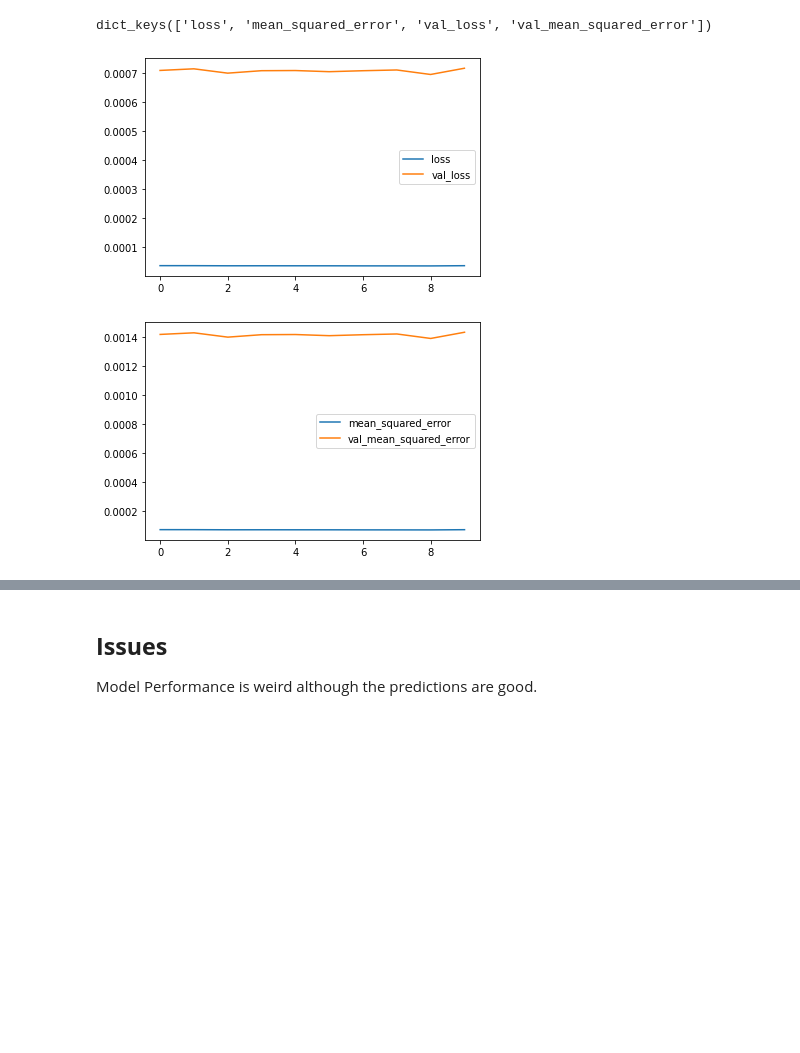
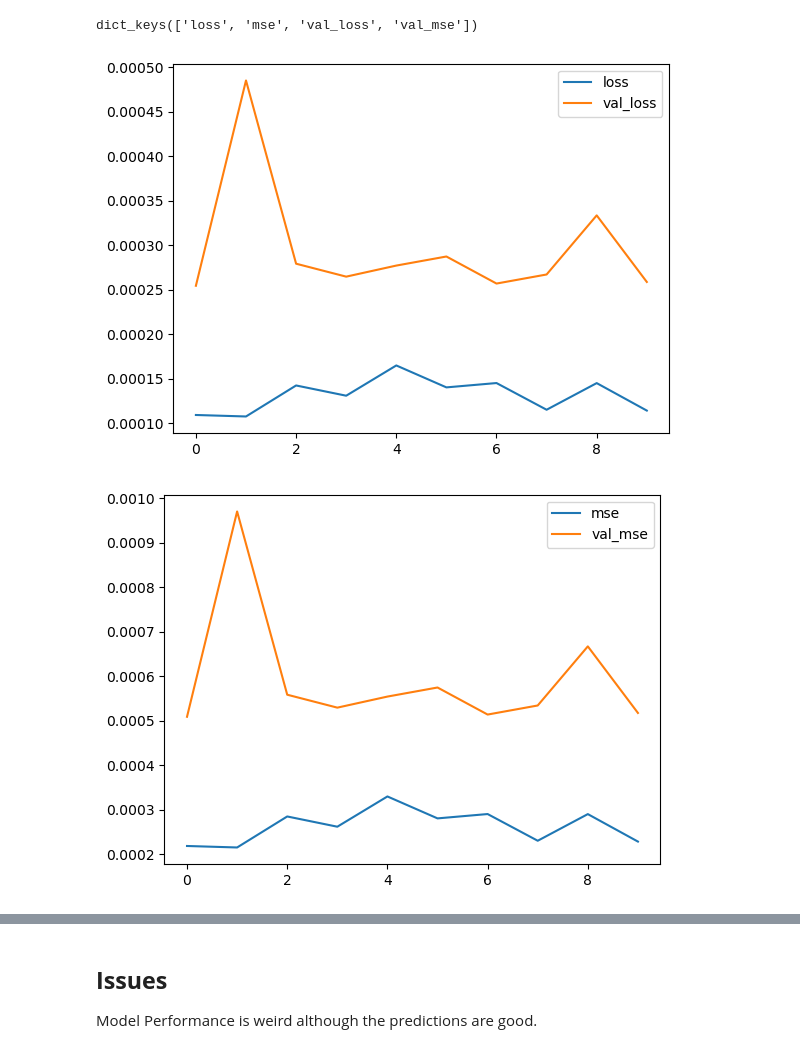
Before and after one commit to Data-Science-Community-SRM/Conjexure-A-Web-App-for-Stock-Market-Forecasting, a Jupyter notebook: Experiments NB/Transfer_Learning_Apple(1).ipynb, the cells around one changed output, grey strips where cells are left out. Drawn from its saved outputs; the diff is of its cells as text; code cells hidden in the pictures; blank space fills up the shorter version.

```diff
--- a/Experiments NB/Transfer_Learning_Apple(1).ipynb
+++ b/Experiments NB/Transfer_Learning_Apple(1).ipynb
@@ -7,5 +8,5 @@ import matplotlib.pyplot as plt
 # %%
 # using JD as its not as stable
-df=web.DataReader('AAPL',data_source='yahoo',start='04-01-2003',end='07-15-2020')
+df=yf.download('AAPL', start='2015-07-01', end='2023-07-01')
 df.head()
 # %% [output]
@@ -79,6 +81,6 @@ drive.mount('/content/drive')
 # %%
 from tensorflow.keras.models import load_model
-path=r'/content/drive/My Drive/LSTM MODEL STOCK/Model1_pred_7days.h5'
+path=r'C:\Users\djsma\Downloads\DSC_Stock\Experiments NB\Model1_pred_7days.h5'
 new_model=load_model(path)
 new_model.summary()
 # %% [output]
@@ -126,16 +128,16 @@ Epoch 10/10
 # %%
 hist.keys()
 # %% [output]
-dict_keys(['loss', 'mean_squared_error', 'val_loss', 'val_mean_squared_error'])
+dict_keys(['loss', 'mse', 'val_loss', 'val_mse'])
 # %%
-for i in ["loss","mean_squared_error"]:
+for i in ["loss","mse"]:
     plt.plot(hist[i],label = i)
     plt.plot(hist["val_"+i],label = "val_"+i)
     plt.legend()
     plt.show()
 # %% [output]
-[figure, old version]
+[figure, new version]
-[figure, old version]
+[figure, new version]
 # %%
 x1,y1 = next(iter(testbatches))
 output = new_model.predict(x1)
```
Also changed, not shown: parts of 14 cells of this notebook, 28 other files.
